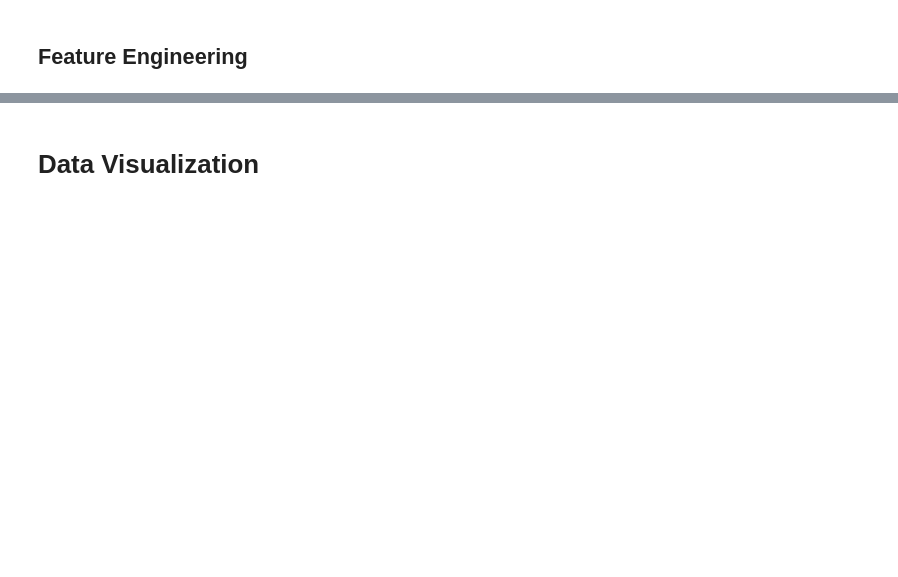
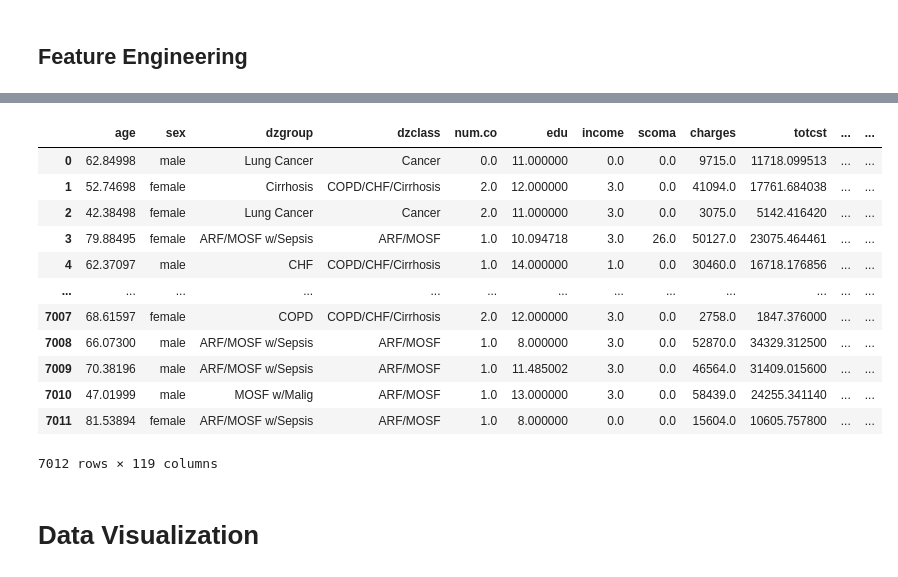
Before and after one commit to Pseudonymous-gdy/Machine-Learning, a Jupyter notebook: Project/Machine_Learning_Project.ipynb, the cells around one changed output, grey strips where cells are left out. Drawn from its saved outputs; the diff is of its cells as text; code cells hidden in the pictures; blank space fills up the shorter version.

```diff
--- a/Project/Machine_Learning_Project.ipynb
+++ b/Project/Machine_Learning_Project.ipynb
@@ -400,7 +740,7 @@ for col in NominalEncoder_list:
         encoded_col = ohe.fit_transform(data_no_low_importance[[col]])
         encoded_col_df = pd.DataFrame(encoded_col, columns=[f"{col}_{i}" for i in range(encoded_col.shape[1])], index=data_no_low_importance.index)
         data_no_low_importance = pd.concat([data_no_low_importance, encoded_col_df], axis=1)
-        data_no_low_importance.drop(columns=[col], inplace=True)
+        # data_no_low_importance.drop(columns=[col], inplace=True)
         # record the mapping information
         map_information['nominal'][col] = ohe.categories_[0].tolist()
 map_information
@@ -424,2 +810,18 @@ data_no_low_importance[remaining_cat_cols]
+# %%
+data_no_low_importance
+# %% [output]
+|  | age | sex | dzgroup | dzclass | num.co | edu | income | scoma | charges | totcst | ... | ... |
+| 0 | 62.84998 | male | Lung Cancer | Cancer | 0.0 | 11.000000 | 0.0 | 0.0 | 9715.0 | 11718.099513 | ... | ... |
+| 1 | 52.74698 | female | Cirrhosis | COPD/CHF/Cirrhosis | 2.0 | 12.000000 | 3.0 | 0.0 | 41094.0 | 17761.684038 | ... | ... |
+| 2 | 42.38498 | female | Lung Cancer | Cancer | 2.0 | 11.000000 | 3.0 | 0.0 | 3075.0 | 5142.416420 | ... | ... |
+| 3 | 79.88495 | female | ARF/MOSF w/Sepsis | ARF/MOSF | 1.0 | 10.094718 | 3.0 | 26.0 | 50127.0 | 23075.464461 | ... | ... |
+| 4 | 62.37097 | male | CHF | COPD/CHF/Cirrhosis | 1.0 | 14.000000 | 1.0 | 0.0 | 30460.0 | 16718.176856 | ... | ... |
+| ... | ... | ... | ... | ... | ... | ... | ... | ... | ... | ... | ... | ... |
+| 7007 | 68.61597 | female | COPD | COPD/CHF/Cirrhosis | 2.0 | 12.000000 | 3.0 | 0.0 | 2758.0 | 1847.376000 | ... | ... |
+| 7008 | 66.07300 | male | ARF/MOSF w/Sepsis | ARF/MOSF | 1.0 | 8.000000 | 3.0 | 0.0 | 52870.0 | 34329.312500 | ... | ... |
+| 7009 | 70.38196 | male | ARF/MOSF w/Sepsis | ARF/MOSF | 1.0 | 11.485002 | 3.0 | 0.0 | 46564.0 | 31409.015600 | ... | ... |
+| 7010 | 47.01999 | male | MOSF w/Malig | ARF/MOSF | 1.0 | 13.000000 | 3.0 | 0.0 | 58439.0 | 24255.341140 | ... | ... |
+| 7011 | 81.53894 | female | ARF/MOSF w/Sepsis | ARF/MOSF | 1.0 | 8.000000 | 0.0 | 0.0 | 15604.0 | 10605.757800 | ... | ... |
+7012 rows × 119 columns
 # %% [markdown]
 # Data Visualization
```
Also changed, not shown: parts of 53 cells of this notebook, 1 other file.
